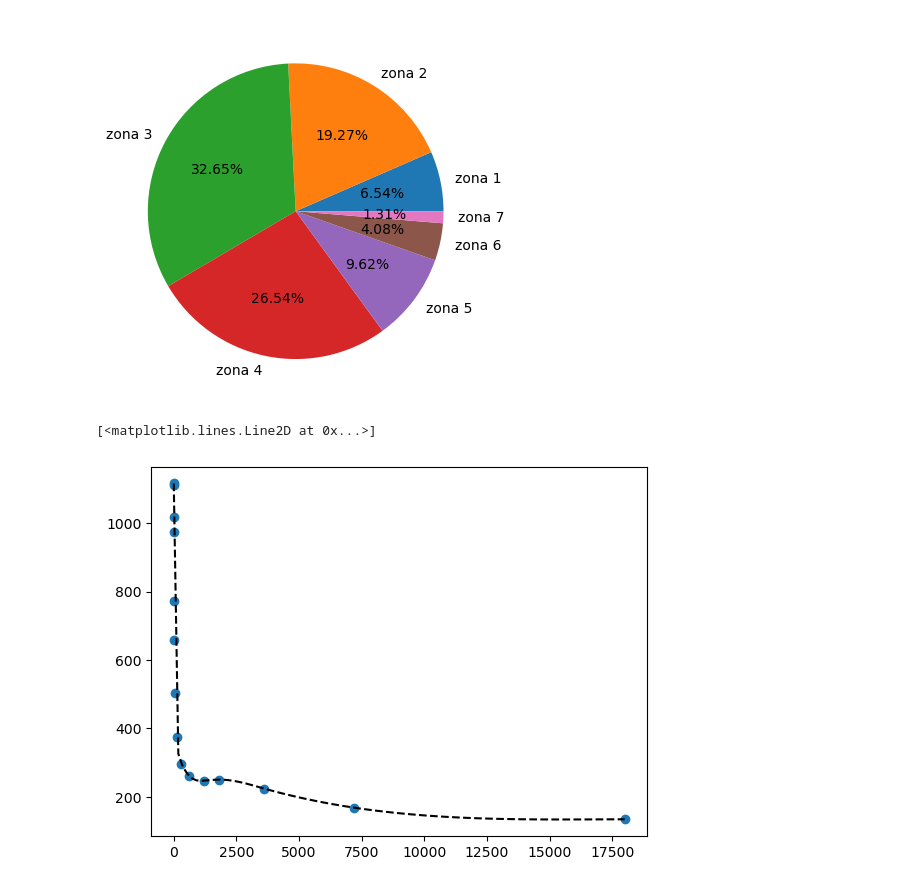
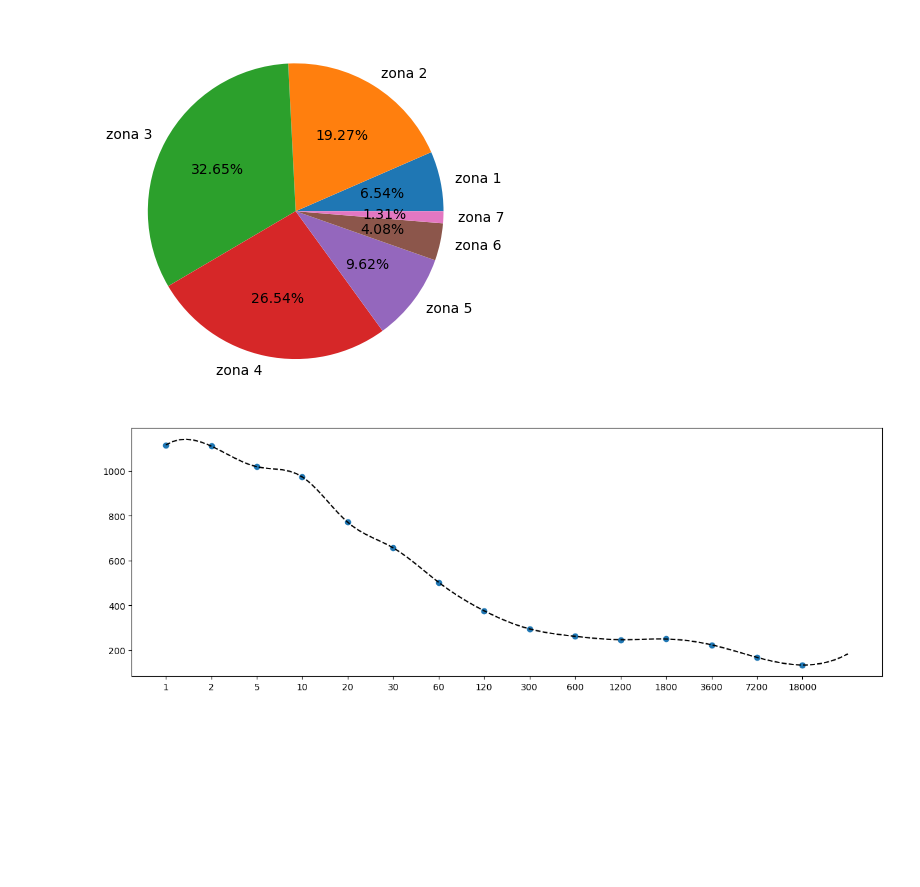
Before and after one commit to QuantumPower4/JuanGuzman-JhonAlex-HerraCompu-202302, a Jupyter notebook: Proyecto/Proyecto_JuanGuzman_JhonMontealegre.ipynb, the cells around one changed output. Cells and saved outputs as stored; diff of their text form; code cells hidden in the pictures; blank space fills up the shorter version.

```diff
--- a/Proyecto/Proyecto_JuanGuzman_JhonMontealegre.ipynb
+++ b/Proyecto/Proyecto_JuanGuzman_JhonMontealegre.ipynb
@@ -181,16 +182,22 @@ plt.show()
 # %% [output]
 [figure]
 # %%
+figure, ax = plt.subplots(figsize=(15,5))
 DataFrame3 = pd.read_csv("data/curva-potencia.csv",sep=";")
+
 p_media = np.array(DataFrame3["Power [W]"])
 time = np.array(DataFrame3["Time [s]"])
-plt.scatter(time,p_media)
-itp_spline = scipy.interpolate.splrep(time, p_media, k=3)
 
-x_new = np.linspace(time[0],time[-1],100)
+itp_spline = scipy.interpolate.splrep(range(len(p_media)), p_media, k=3)
+
+x_new = np.linspace(0,len(p_media),100)
 y_new = scipy.interpolate.splev(x_new, tck=itp_spline)
 
+plt.scatter(range(len(p_media)),p_media)
 plt.plot(x_new,y_new,color="black",linestyle="--")
+
+plt.xticks(range(len(p_media)),time)
+
+plt.show()
 # %% [output]
-[<matplotlib.lines.Line2D at 0x...>]
-[figure, old version]
+[figure, new version]
```
Also changed, not shown: parts of 1 cell of this notebook.
